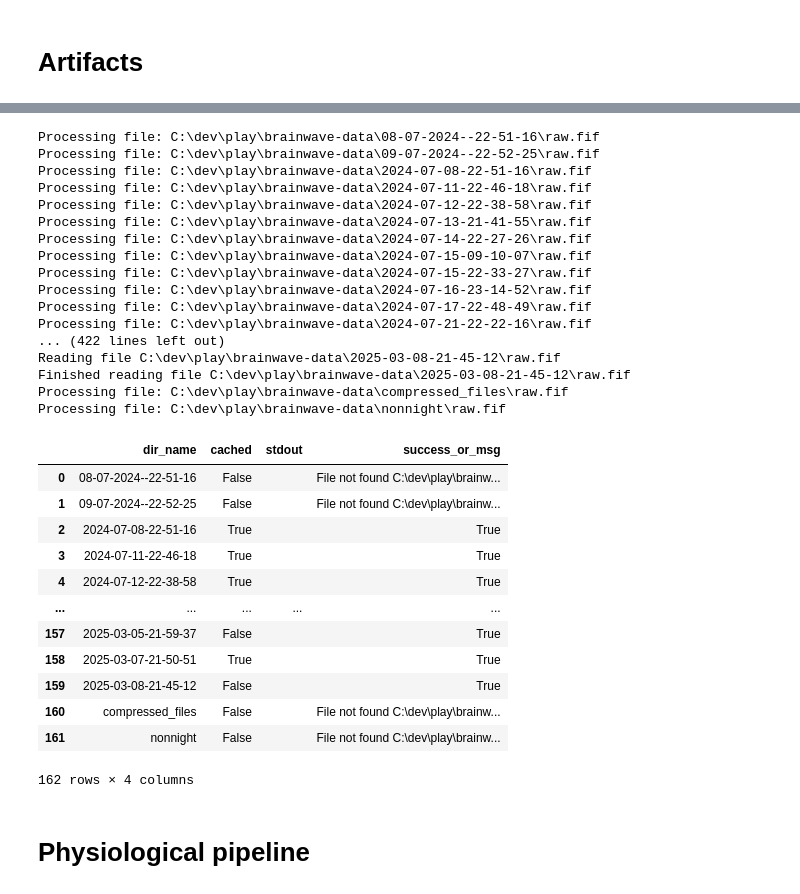
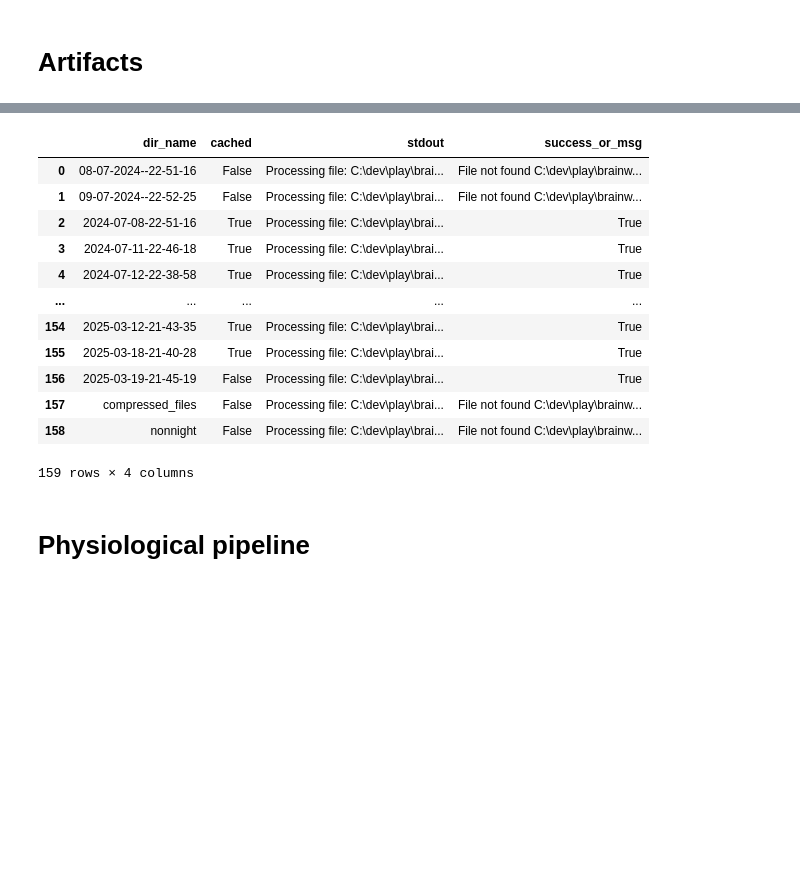
Before and after one commit to programmatix/Brainwave-Processor, a Jupyter notebook: YasaPipelineTestMultipleFiles.ipynb, the cells around one changed output, grey strips where cells are left out. Drawn from its saved outputs; the diff is of its cells as text; code cells hidden in the pictures; blank space fills up the shorter version.

```diff
--- a/YasaPipelineTestMultipleFiles.ipynb
+++ b/YasaPipelineTestMultipleFiles.ipynb
@@ -346,45 +444,32 @@ Finished reading file C:\dev\play\brainwave-data\2025-02-12-20-34-56\raw.fif
 # %%
+from importlib import reload
+import notebooks.EEGArtifacts.eeg_artifacts
+reload(notebooks.EEGArtifacts.eeg_artifacts)
+
 results = pd.DataFrame(columns=['dir_name', 'cached', 'stdout', 'success_or_msg'])
 
 dirs = next(os.walk(input_dir))[1]
 for idx, dir_name in enumerate(tqdm(dirs, desc="Artifacts pipeline")):
 # for idx, dir_name in enumerate(dirs):
     # print(dir_name)
     artifacts_df, cached, stdout, success_or_msg = notebooks.EEGArtifacts.eeg_artifacts.process_artifacts(input_dir, dir_name, global_force)
     results.loc[len(results)] = [dir_name, cached, stdout, success_or_msg]
 
 results
 # %% [output]
+|  | dir_name | cached | stdout | success_or_msg |
+| 0 | 08-07-2024--22-51-16 | False | Processing file: C:\dev\play\brai... | File not found C:\dev\play\brainw... |
+| 1 | 09-07-2024--22-52-25 | False | Processing file: C:\dev\play\brai... | File not found C:\dev\play\brainw... |
+| 2 | 2024-07-08-22-51-16 | True | Processing file: C:\dev\play\brai... | True |
+| 3 | 2024-07-11-22-46-18 | True | Processing file: C:\dev\play\brai... | True |
+| 4 | 2024-07-12-22-38-58 | True | Processing file: C:\dev\play\brai... | True |
+| ... | ... | ... | ... | ... |
+| 154 | 2025-03-12-21-43-35 | True | Processing file: C:\dev\play\brai... | True |
+| 155 | 2025-03-18-21-40-28 | True | Processing file: C:\dev\play\brai... | True |
+| 156 | 2025-03-19-21-45-19 | False | Processing file: C:\dev\play\brai... | True |
+| 157 | compressed_files | False | Processing file: C:\dev\play\brai... | File not found C:\dev\play\brainw... |
+| 158 | nonnight | False | Processing file: C:\dev\play\brai... | File not found C:\dev\play\brainw... |
-Processing file: C:\dev\play\brainwave-data\08-07-2024--22-51-16\raw.fif
-Processing file: C:\dev\play\brainwave-data\09-07-2024--22-52-25\raw.fif
-Processing file: C:\dev\play\brainwave-data\2024-07-08-22-51-16\raw.fif
-Processing file: C:\dev\play\brainwave-data\2024-07-11-22-46-18\raw.fif
-Processing file: C:\dev\play\brainwave-data\2024-07-12-22-38-58\raw.fif
-Processing file: C:\dev\play\brainwave-data\2024-07-13-21-41-55\raw.fif
-Processing file: C:\dev\play\brainwave-data\2024-07-14-22-27-26\raw.fif
-Processing file: C:\dev\play\brainwave-data\2024-07-15-09-10-07\raw.fif
-Processing file: C:\dev\play\brainwave-data\2024-07-15-22-33-27\raw.fif
-Processing file: C:\dev\play\brainwave-data\2024-07-16-23-14-52\raw.fif
-Processing file: C:\dev\play\brainwave-data\2024-07-17-22-48-49\raw.fif
-Processing file: C:\dev\play\brainwave-data\2024-07-21-22-22-16\raw.fif
-... (422 lines left out)
-Reading file C:\dev\play\brainwave-data\2025-03-08-21-45-12\raw.fif
-Finished reading file C:\dev\play\brainwave-data\2025-03-08-21-45-12\raw.fif
-Processing file: C:\dev\play\brainwave-data\compressed_files\raw.fif
-Processing file: C:\dev\play\brainwave-data\nonnight\raw.fif
+159 rows × 4 columns
-|  | dir_name | cached | stdout | success_or_msg |
-| 0 | 08-07-2024--22-51-16 | False |  | File not found C:\dev\play\brainw... |
-| 1 | 09-07-2024--22-52-25 | False |  | File not found C:\dev\play\brainw... |
-| 2 | 2024-07-08-22-51-16 | True |  | True |
-| 3 | 2024-07-11-22-46-18 | True |  | True |
-| 4 | 2024-07-12-22-38-58 | True |  | True |
-| ... | ... | ... | ... | ... |
-| 157 | 2025-03-05-21-59-37 | False |  | True |
-| 158 | 2025-03-07-21-50-51 | True |  | True |
-| 159 | 2025-03-08-21-45-12 | False |  | True |
-| 160 | compressed_files | False |  | File not found C:\dev\play\brainw... |
-| 161 | nonnight | False |  | File not found C:\dev\play\brainw... |
-162 rows × 4 columns
 # %% [markdown]
 # Physiological pipeline
 # %%
```
Also changed, not shown: parts of 29 cells of this notebook, 19 other files.
